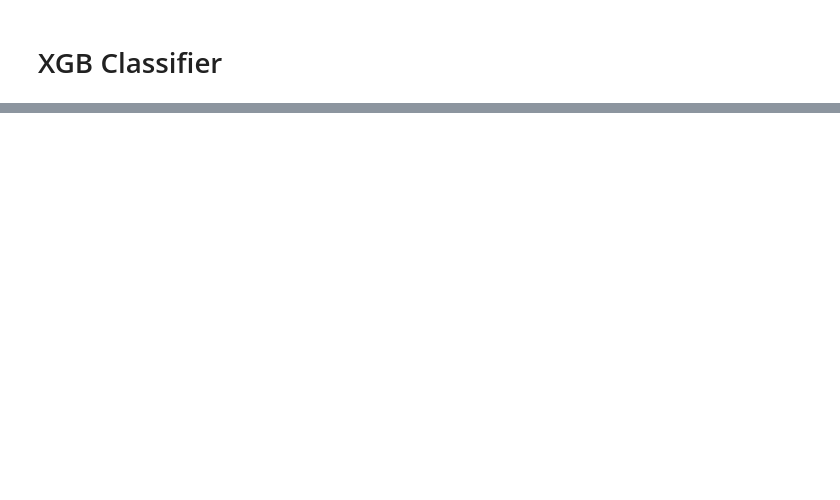
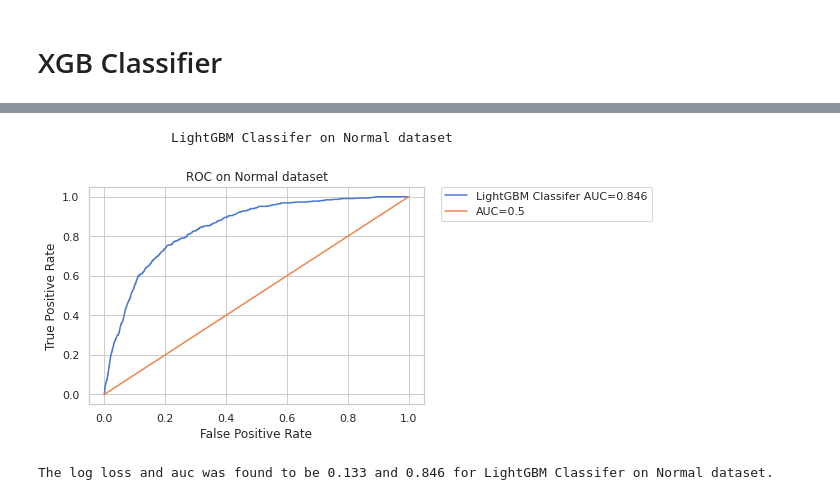
Before and after one commit to agno-nymous/Santander-Customer-Satisfaction, a Jupyter notebook: Modelling_Normal.ipynb, the cells around one changed output, grey strips where cells are left out. Drawn from its saved outputs; the diff is of its cells as text; code cells hidden in the pictures; blank space fills up the shorter version.

```diff
--- a/Modelling_Normal.ipynb
+++ b/Modelling_Normal.ipynb
@@ -407,7 +421,9 @@ XGBClassifier(base_score=0.5, booster='gbtree', colsample_bylevel=1,
 # %%
-i+=1
 y_pred = model.predict_proba(X_val)[:,1]
 label="XGBoost Classifer"
+labels.append(label)
+y_preds.append(y_pred)
+i+=1
 result = plot_auc(y_val,y_pred,label)
 result_df = result_df.append(result)
 del result
@@ -425,0 +458,8 @@ result_df
+# %%
+#https://towardsdatascience.com/fine-tuning-xgboost-in-python-like-a-boss-b4543ed8b1e
+"""
+manually changed each parameters 1 by 1 and compared the validation auc
+and selected the best parameter value
+"""
+eval_metric = ['auc','error']
+%time model.fit(X_train,y_train,eval_set=[(X_val,y_val)],eval_metric=eval_metric,verbose=True)
@@ -425,0 +492,3 @@ result_df
+# %%
+cc_model = calibration.CalibratedClassifierCV(model,cv='prefit')
+cc_model.fit(X_train.values,y_train)
@@ -425,0 +513,15 @@ result_df
+# %%
+model = lgb.LGBMClassifier(n_jobs=-1,
+                      nthread=-1,
+                      scale_pos_weight=y_train.sum(),
+                      learning_rate=0.01,
+                      colsample_bytree = 0.5,
+                      subsample = 0.8,
+                      objective='binary',
+                      n_estimators=500,
+                      reg_alpha = 0.3,
+                      max_depth=7,
+                      gamma=5,
+                     )
+
+%time model.fit(X_train,y_train)
@@ -425,0 +538,13 @@ result_df
+# %%
+y_pred = model.predict_proba(X_val)[:,1]
+label="LightGBM Classifer"
+labels.append(label)
+y_preds.append(y_pred)
+i+=1
+result = plot_auc(y_val,y_pred,label)
+result_df = result_df.append(result)
+del result
+# %% [output]
+                 LightGBM Classifer on Normal dataset
+[figure, added]
+The log loss and auc was found to be 0.133 and 0.846 for LightGBM Classifer on Normal dataset.
```
Also changed, not shown: parts of 22 cells of this notebook.
